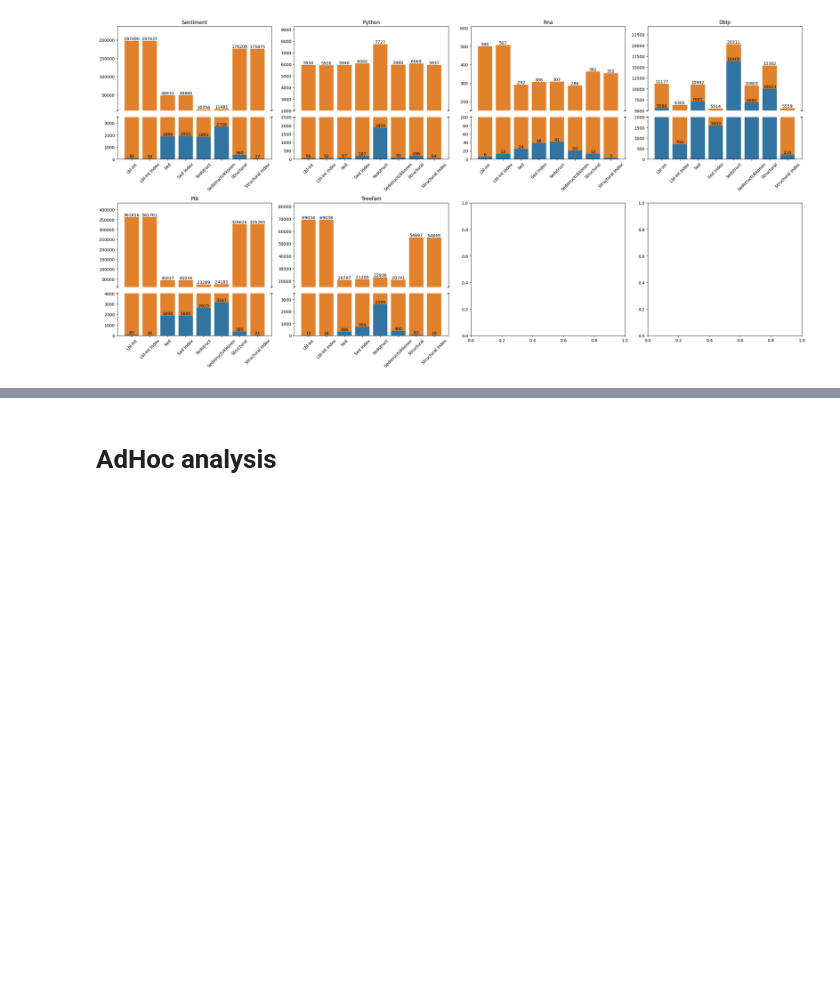
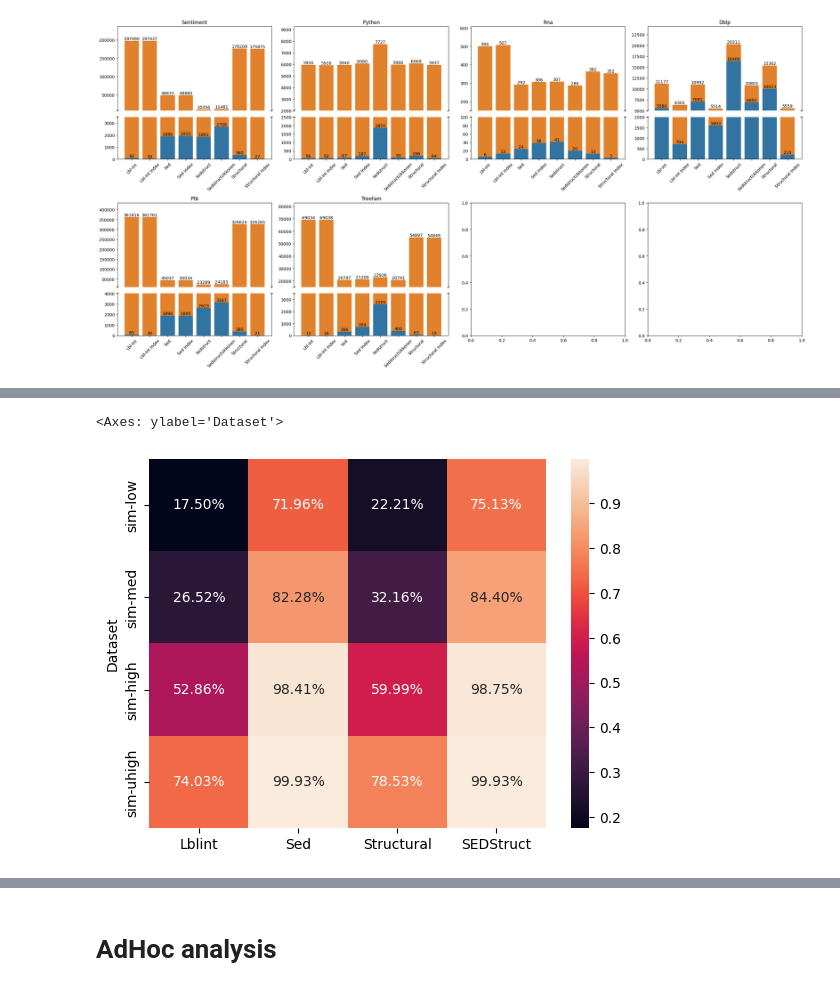
Before and after one commit to LukMRVC/tree-statistics, a Jupyter notebook: TED-viz.ipynb, the cells around one changed output, grey strips where cells are left out. Cells and saved outputs as stored; diff of their text form; code cells hidden in the pictures; blank space fills up the shorter version.

```diff
--- a/TED-viz.ipynb
+++ b/TED-viz.ipynb
@@ -2217,0 +2261,8 @@ plt.tight_layout()
+# %%
+trees_in_ds = {ds: 1000 for ds in datasets}
+pdf ,vdf, selectivites = get_verification_for_ds(BASEPATH, cdf, trees_in_ds)
+# %%
+sns.heatmap(data=pdf, annot=True, fmt='.2%')
+# %% [output]
+<Axes: ylabel='Dataset'>
+[figure, added]
```
Also changed, not shown: parts of 16 cells of this notebook, 3 other files.
